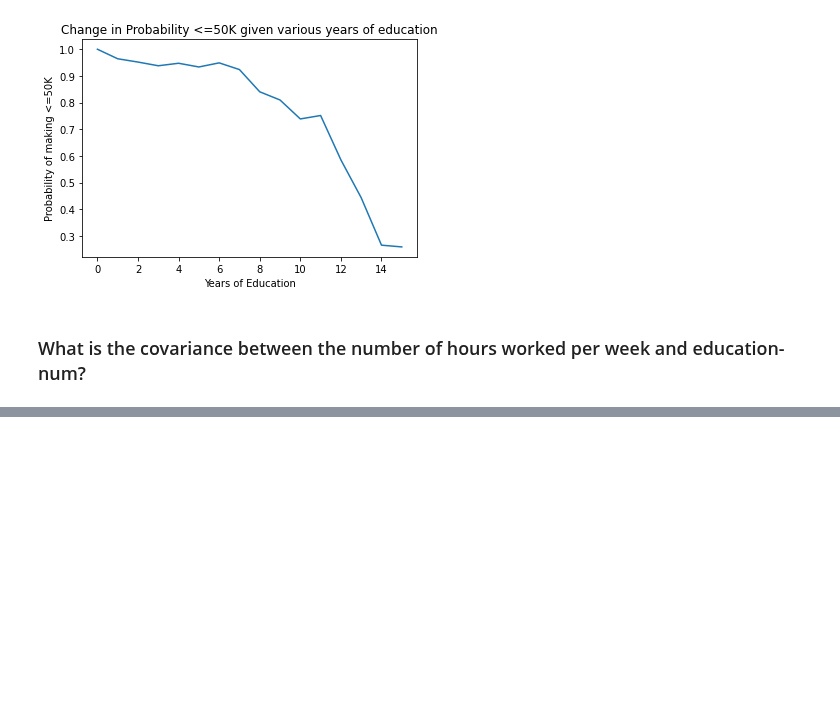
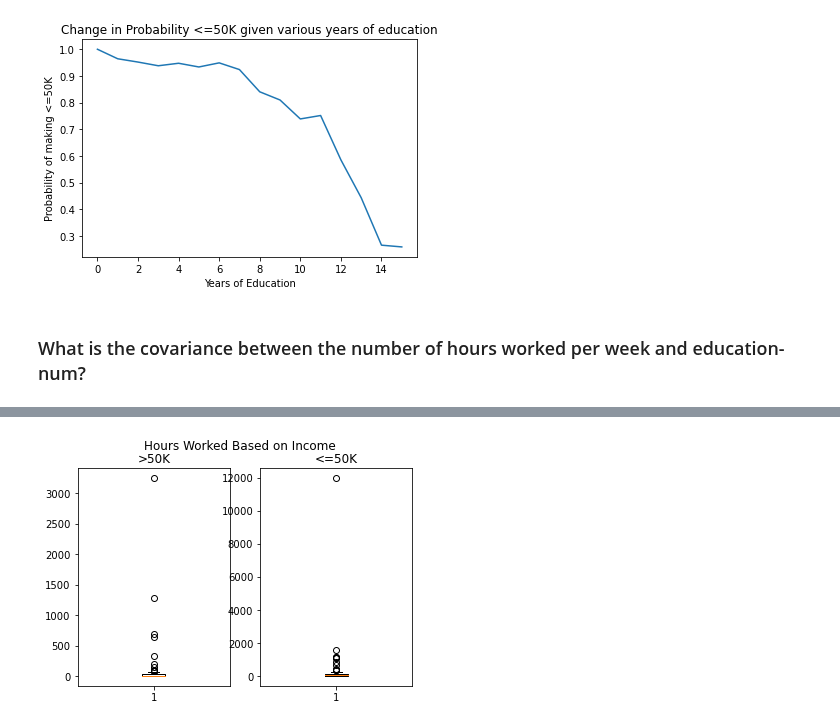
Before and after one commit to BrockForsythe/COSC311, a Jupyter notebook: Lab4/Lab4.ipynb, the cells around one changed output, grey strips where cells are left out. Saved outputs shown, nothing was run; the diff lists cells and outputs as text; code cells hidden in the pictures; blank space fills up the shorter version.

```diff
--- a/Lab4/Lab4.ipynb
+++ b/Lab4/Lab4.ipynb
@@ -139,0 +145,19 @@ cov[0,1] ##not sure.
+# %%
+plot_gt = adults[['hours-per-week', 'income']]
+plot_gt = plot_gt[plot_gt['income'] == '>50K']
+plot_gt = plot_gt.groupby(by='hours-per-week').count()
+plot_gt_list = [i[1] for i in plot_gt.reset_index().values]
+plot_lt = adults[['hours-per-week', 'income']]
+plot_lt = plot_lt[plot_lt['income'] == '<=50K'].groupby(by='hours-per-week').count()
+plot_lt_list = [i[1] for i in plot_lt.reset_index().values]
+fig, (ax1, ax2) = plt.subplots(1, 2)
+
+fig.suptitle('Hours Worked Based on Income')
+ax1.set_title('>50K')
+ax2.set_title('<=50K')
+
+ax1.boxplot(plot_gt_list)
+ax2.boxplot(plot_lt_list)
+plt.rcParams['figure.figsize'] = [15, 25]
+# %% [output]
+[figure, added]
```
Also changed, not shown: parts of 14 cells of this notebook.
